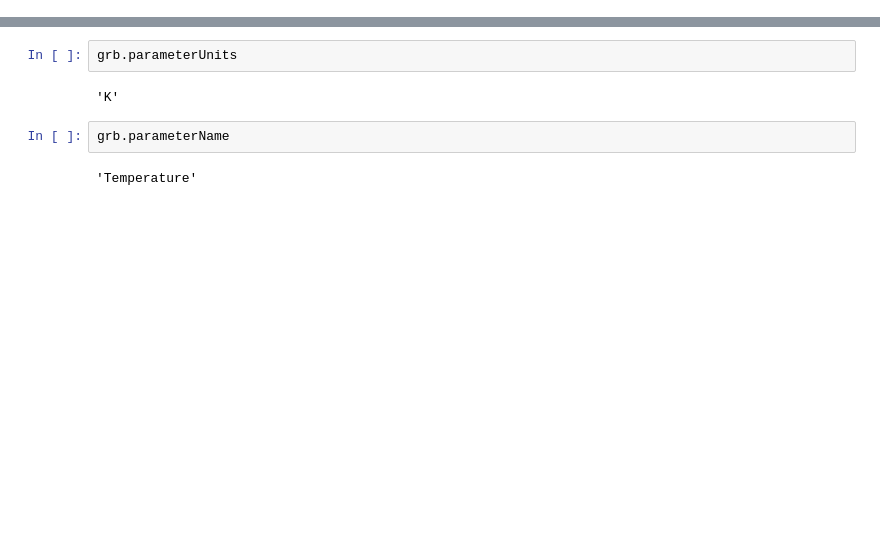
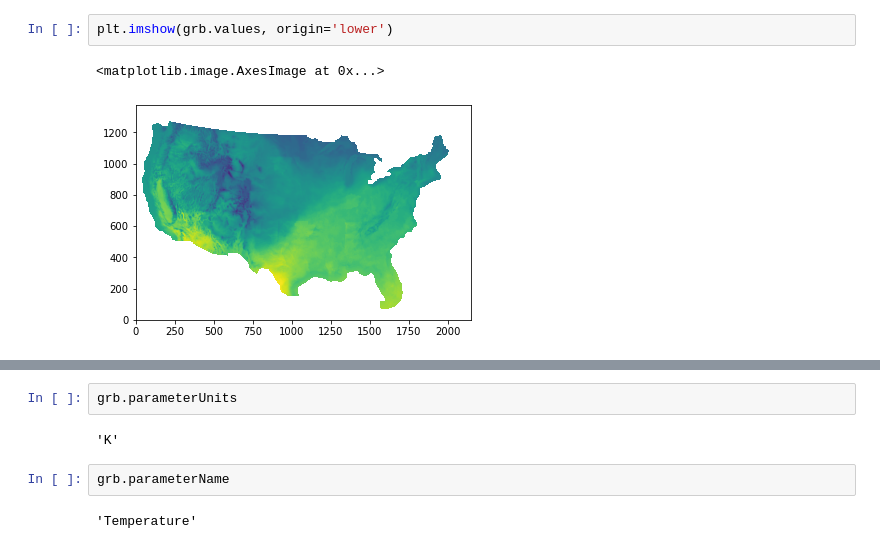
Before and after one commit to mharty3/energy_data_capstone, a Jupyter notebook: 00_data_source_exploration/weather_forecast_data.ipynb, the cells around one changed output, grey strips where cells are left out. Drawn from its saved outputs; the diff is of its cells as text; blank space fills up the shorter version.

```diff
--- a/00_data_source_exploration/weather_forecast_data.ipynb
+++ b/00_data_source_exploration/weather_forecast_data.ipynb
@@ -85,3 +139,8 @@ for grb in grbs:
+# %%
+plt.imshow(grb.values, origin='lower')
+# %% [output]
+<matplotlib.image.AxesImage at 0x...>
+[figure, added]
 # %%
 grbs.seek(0)
 forecast_cube = create_forecast_cube(grbs)
```
Also changed, not shown: parts of 21 cells of this notebook, 2 other files.
